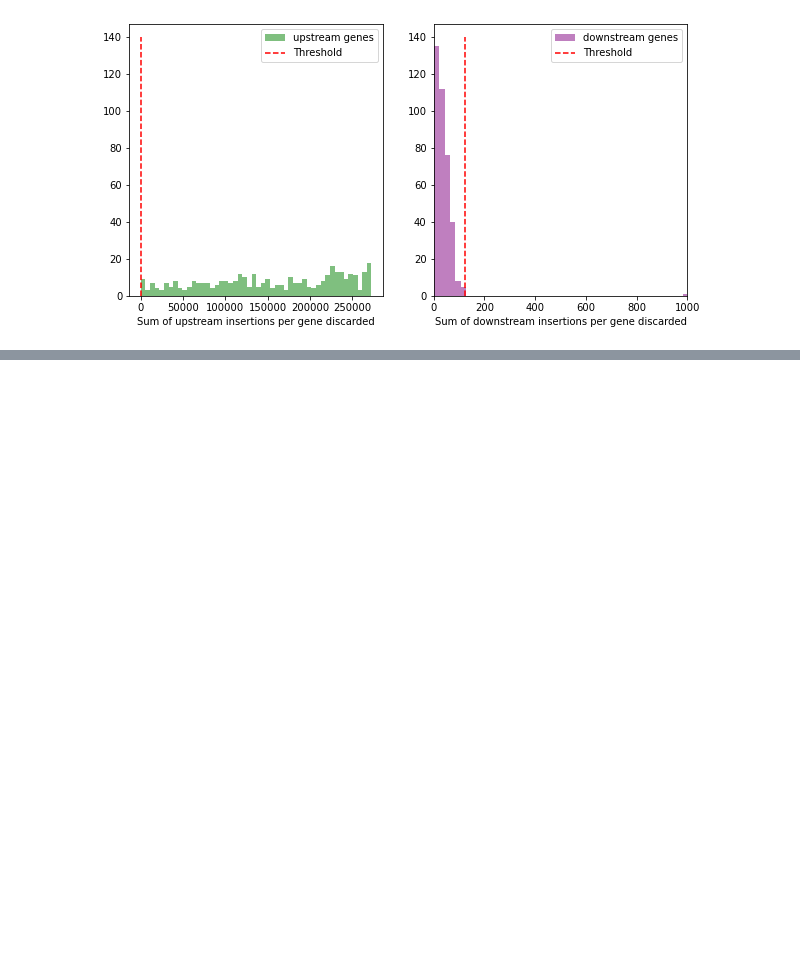
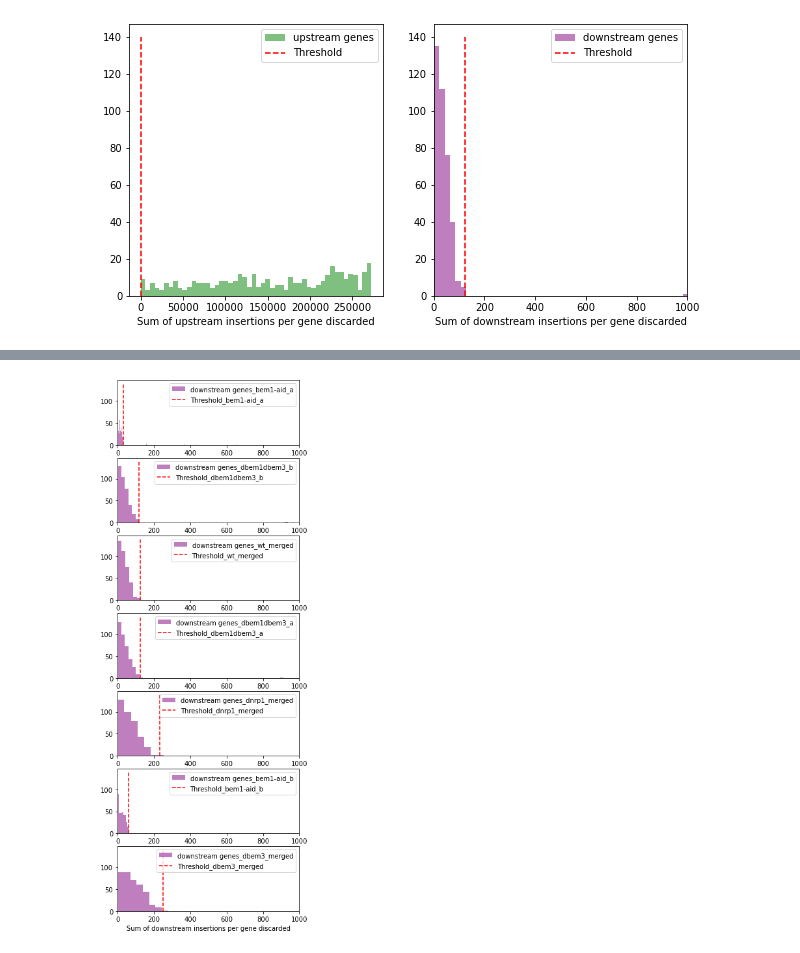
Before and after one commit to SATAY-LL/comparative-analysis-among-strains, a Jupyter notebook: src/transposons_outside_genes_refactor.ipynb, the cells around one changed output, grey strips where cells are left out. Cells and saved outputs as stored; diff of their text form; code cells hidden in the pictures; blank space fills up the shorter version.

```diff
--- a/src/transposons_outside_genes_refactor.ipynb
+++ b/src/transposons_outside_genes_refactor.ipynb
@@ -193,0 +194,4 @@ for background in keys:
+# %%
+genes_out_by_neighborhood_pd=pd.DataFrame.from_dict(genes_out_by_neighborhood)
+
+genes_out_by_neighborhood_pd
@@ -193,0 +209,6 @@ for background in keys:
+# %%
+
+for i in keys:
+    print("There are",len(genes_out_by_neighborhood_pd.loc[i,"discarded_genes_neighborhood"].tolist()[0]),
+    "out of",len(targets),
+    "genes discarded in" ,i, "for essentiality scores due to its low coverage in its neighborhood.")
@@ -193,0 +223,5 @@ for background in keys:
+# %%
+for j in np.arange(0,len(keys)):
+    for i in np.arange(0,len(keys)):
+        tmp=np.setdiff1d(genes_out_by_neighborhood_pd.loc[keys[j],"discarded_genes_neighborhood"].tolist()[0],genes_out_by_neighborhood_pd.loc[keys[i],"discarded_genes_neighborhood"].tolist()[0])
+        print("these genes:",tmp,"are different between",keys[j],"and",keys[i])
@@ -193,0 +246,14 @@ for background in keys:
+# %%
+fig, ax = plt.subplots(nrows=len(keys), ncols=1, figsize=(5, 15))
+for i in np.arange(0,len(keys)):
+    ax[i].hist(genes_out_by_neighborhood_pd.loc[keys[i],"sum downstream insertions"], bins=400, alpha=0.5, label='downstream genes_'+keys[i],color='purple')
+    # plt.legend(loc='upper right')
+    ax[i].set_xlim([0,1000])
+    ax[i].set_xlabel('Sum of downstream insertions per gene discarded')
+
+    ax[i].vlines(x=genes_out_by_neighborhood_pd.loc[keys[i],"threshold coverage"] ,ymin=0, ymax=140, linestyles='dashed', colors='r', label='Threshold_'+ keys[i])
+
+    ax[i].legend(loc='upper right')
+fig.savefig("../figures/fig_histogram_downstream_insertions_per_gene_discarded_by_neighborhood_all_keys.png",dpi=300)
+# %% [output]
+[figure, added]
```
Also changed, not shown: parts of 6 cells of this notebook.
